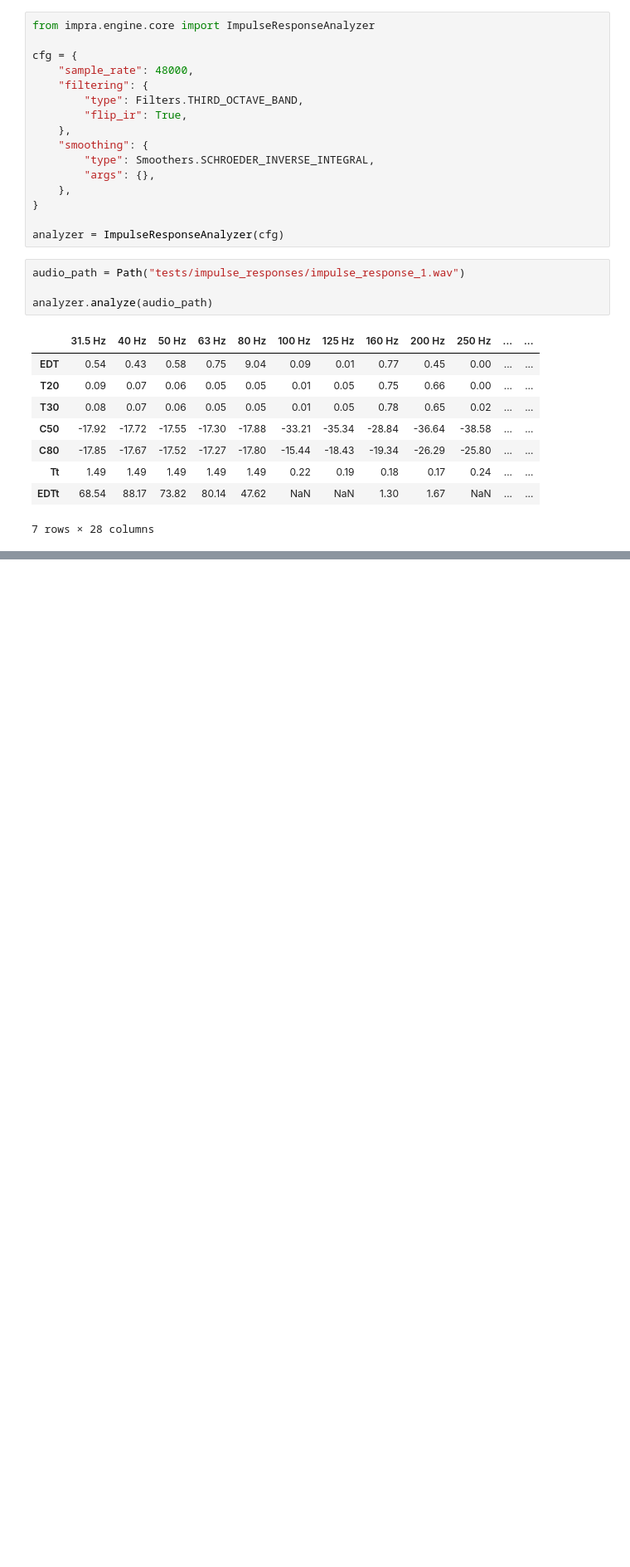
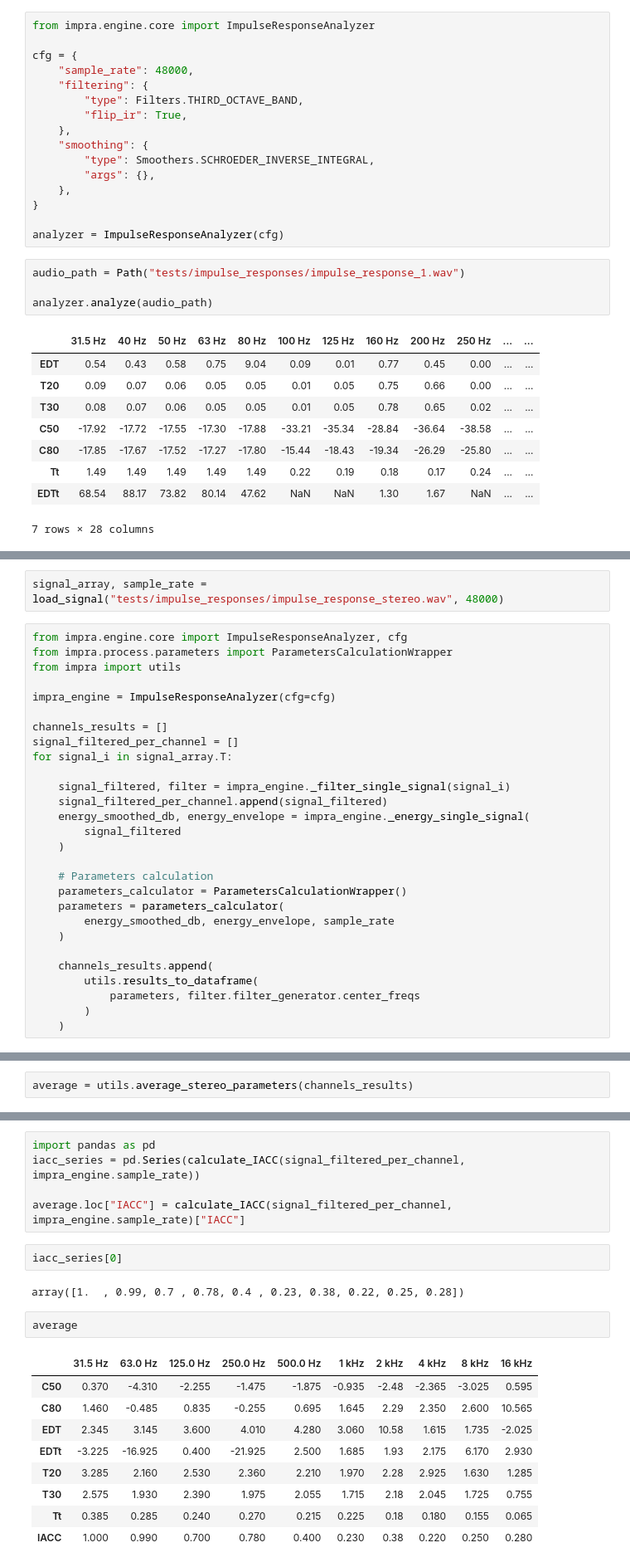
Before and after one commit to nahue-passano/ImpRA, a Jupyter notebook: notebooks/playground.ipynb, the cells around one changed output, grey strips where cells are left out. Shown at 83% size. Cells and saved outputs as stored; diff of their text form; blank space fills up the shorter version.

```diff
--- a/notebooks/playground.ipynb
+++ b/notebooks/playground.ipynb
@@ -183,0 +196,30 @@ analyzer.analyze(audio_path)
+# %%
+signal_array, sample_rate = load_signal("tests/impulse_responses/impulse_response_stereo.wav", 48000)
+# %%
+from impra.engine.core import ImpulseResponseAnalyzer, cfg
+from impra.process.parameters import ParametersCalculationWrapper
+from impra import utils
+
+impra_engine = ImpulseResponseAnalyzer(cfg=cfg)
+
+channels_results = []
+signal_filtered_per_channel = []
+for signal_i in signal_array.T:
+
+    signal_filtered, filter = impra_engine._filter_single_signal(signal_i)
+    signal_filtered_per_channel.append(signal_filtered)
+    energy_smoothed_db, energy_envelope = impra_engine._energy_single_signal(
+        signal_filtered
+    )
+
+    # Parameters calculation
+    parameters_calculator = ParametersCalculationWrapper()
+    parameters = parameters_calculator(
+        energy_smoothed_db, energy_envelope, sample_rate
+    )
+
+    channels_results.append(
+        utils.results_to_dataframe(
+            parameters, filter.filter_generator.center_freqs
+        )
+    )
@@ -183,0 +246,2 @@ analyzer.analyze(audio_path)
+# %%
+average = utils.average_stereo_parameters(channels_results)
@@ -183,0 +254,21 @@ analyzer.analyze(audio_path)
+# %%
+import pandas as pd
+iacc_series = pd.Series(calculate_IACC(signal_filtered_per_channel, impra_engine.sample_rate))
+
+average.loc["IACC"] = calculate_IACC(signal_filtered_per_channel, impra_engine.sample_rate)["IACC"]
+# %%
+iacc_series[0]
+# %% [output]
+array([1.  , 0.99, 0.7 , 0.78, 0.4 , 0.23, 0.38, 0.22, 0.25, 0.28])
+# %%
+average
+# %% [output]
+|  | 31.5 Hz | 63.0 Hz | 125.0 Hz | 250.0 Hz | 500.0 Hz | 1 kHz | 2 kHz | 4 kHz | 8 kHz | 16 kHz |
+| C50 | 0.370 | -4.310 | -2.255 | -1.475 | -1.875 | -0.935 | -2.48 | -2.365 | -3.025 | 0.595 |
+| C80 | 1.460 | -0.485 | 0.835 | -0.255 | 0.695 | 1.645 | 2.29 | 2.350 | 2.600 | 10.565 |
+| EDT | 2.345 | 3.145 | 3.600 | 4.010 | 4.280 | 3.060 | 10.58 | 1.615 | 1.735 | -2.025 |
+| EDTt | -3.225 | -16.925 | 0.400 | -21.925 | 2.500 | 1.685 | 1.93 | 2.175 | 6.170 | 2.930 |
+| T20 | 3.285 | 2.160 | 2.530 | 2.360 | 2.210 | 1.970 | 2.28 | 2.925 | 1.630 | 1.285 |
+| T30 | 2.575 | 1.930 | 2.390 | 1.975 | 2.055 | 1.715 | 2.18 | 2.045 | 1.725 | 0.755 |
+| Tt | 0.385 | 0.285 | 0.240 | 0.270 | 0.215 | 0.225 | 0.18 | 0.180 | 0.155 | 0.065 |
+| IACC | 1.000 | 0.990 | 0.700 | 0.780 | 0.400 | 0.230 | 0.38 | 0.220 | 0.250 | 0.280 |
```
Also changed, not shown: parts of 6 cells of this notebook.
